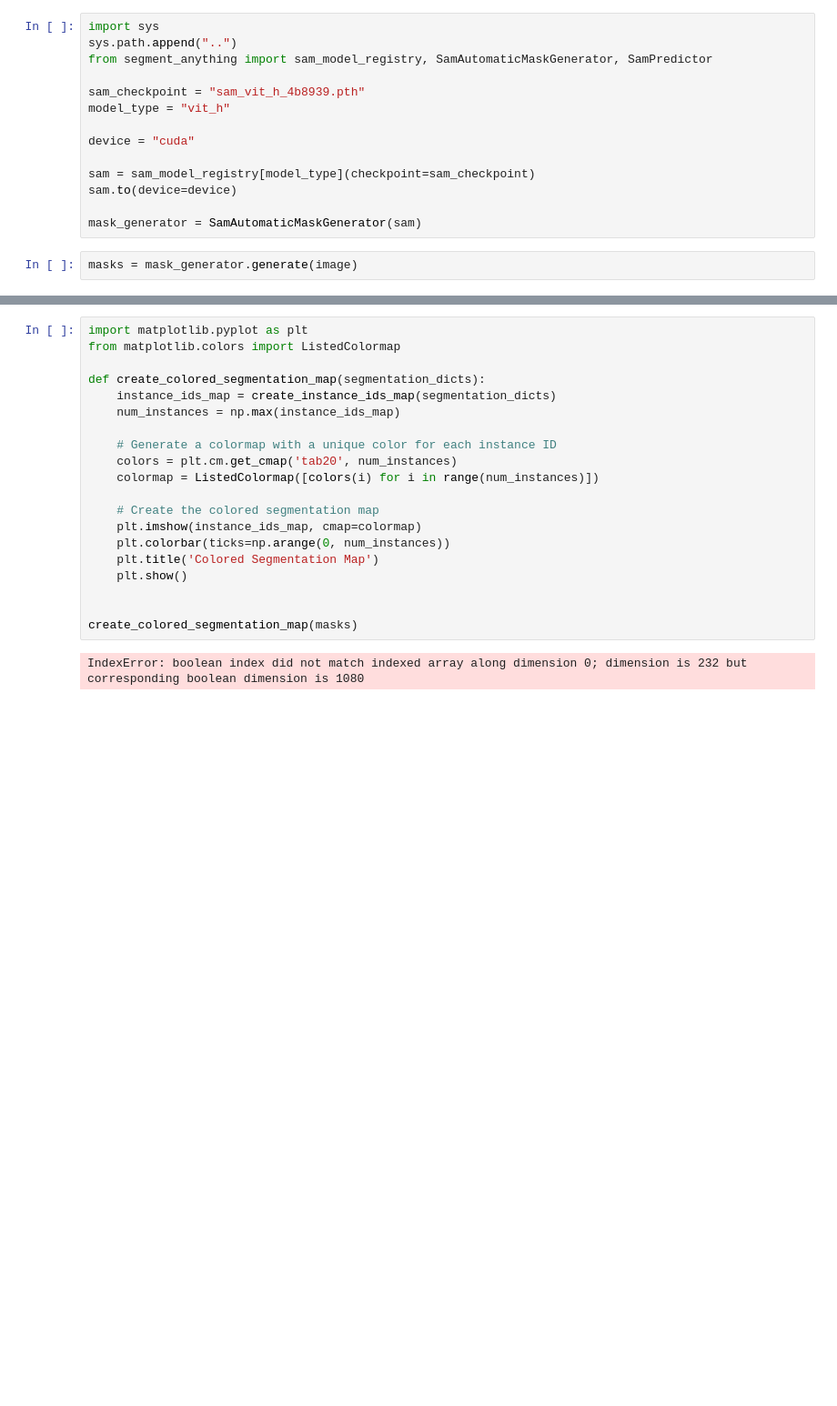
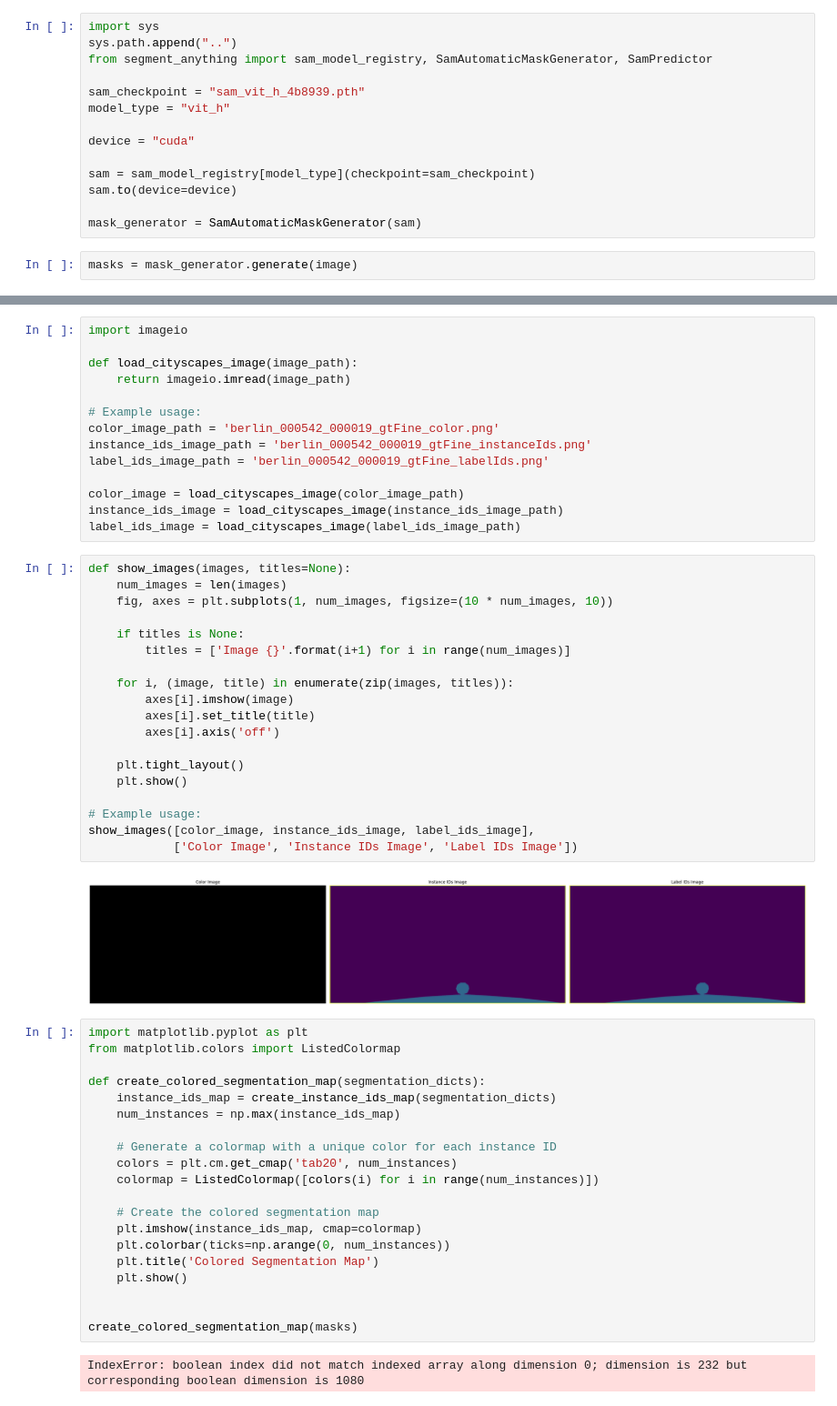
Before and after one commit to Maryamsana-1998/NVC_image_captioning, a Jupyter notebook: segmap_baseline.ipynb, the cells around one changed output, grey strips where cells are left out. Shown at 91% size. Saved outputs shown, nothing was run; the diff lists cells and outputs as text; blank space fills up the shorter version.

```diff
--- a/segmap_baseline.ipynb
+++ b/segmap_baseline.ipynb
@@ -105,3 +114,38 @@ IndexError: boolean index did not match indexed array along dimension 1; dimensi
+# %%
+import imageio
+
+def load_cityscapes_image(image_path):
+    return imageio.imread(image_path)
+
+# Example usage:
+color_image_path = 'berlin_000542_000019_gtFine_color.png'
+instance_ids_image_path = 'berlin_000542_000019_gtFine_instanceIds.png'
+label_ids_image_path = 'berlin_000542_000019_gtFine_labelIds.png'
+
+color_image = load_cityscapes_image(color_image_path)
+instance_ids_image = load_cityscapes_image(instance_ids_image_path)
+label_ids_image = load_cityscapes_image(label_ids_image_path)
+# %%
+def show_images(images, titles=None):
+    num_images = len(images)
+    fig, axes = plt.subplots(1, num_images, figsize=(10 * num_images, 10))
+
+    if titles is None:
+        titles = ['Image {}'.format(i+1) for i in range(num_images)]
+
+    for i, (image, title) in enumerate(zip(images, titles)):
+        axes[i].imshow(image)
+        axes[i].set_title(title)
+        axes[i].axis('off')
+
+    plt.tight_layout()
+    plt.show()
+
+# Example usage:
+show_images([color_image, instance_ids_image, label_ids_image],
+            ['Color Image', 'Instance IDs Image', 'Label IDs Image'])
+# %% [output]
+[figure, added]
 # %%
 import matplotlib.pyplot as plt
 from matplotlib.colors import ListedColormap
```
Also changed, not shown: parts of 6 cells of this notebook, 4 other files.
